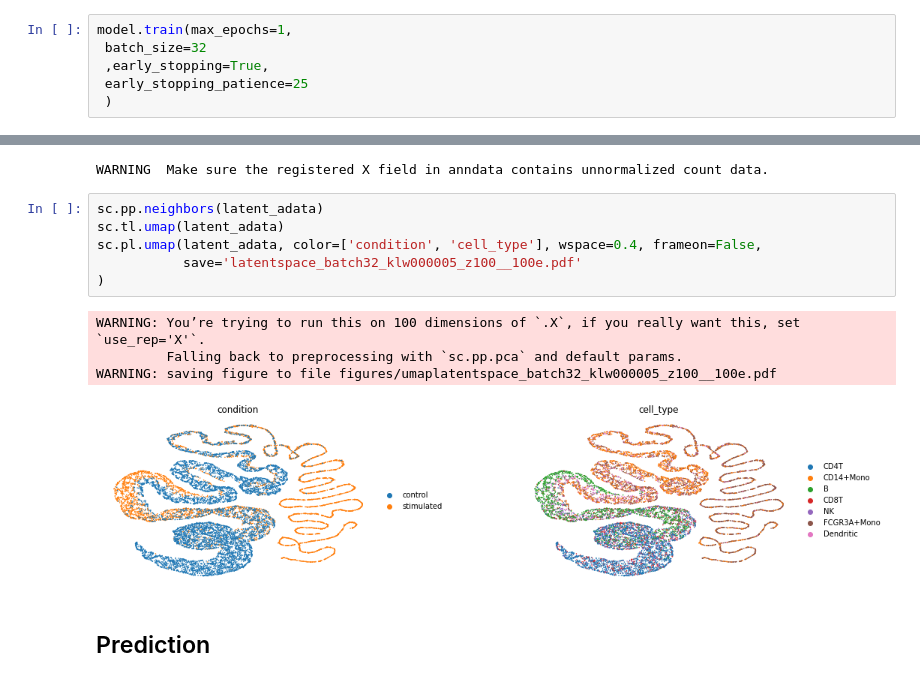
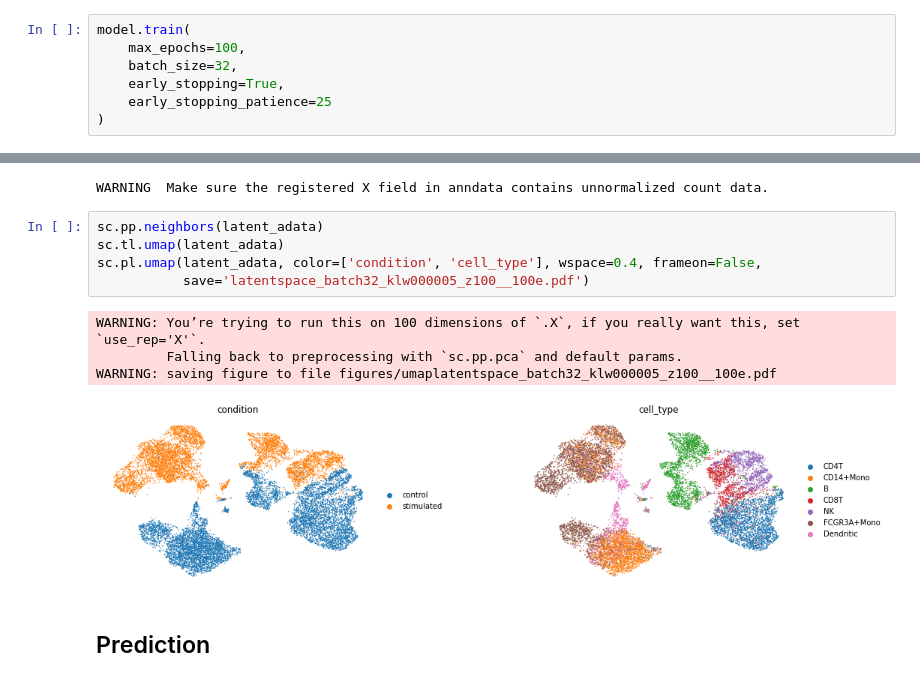
Before and after one commit to theislab/scgen, a Jupyter notebook: notebooks/scgen_perturbation_prediction.ipynb, the cells around one changed output, grey strips where cells are left out. Cells and saved outputs as stored; diff of their text form.

Commit message:
Updated notebooks with 100 epochs

```diff
--- a/notebooks/scgen_perturbation_prediction.ipynb
+++ b/notebooks/scgen_perturbation_prediction.ipynb
@@ -66,11 +66,12 @@ WARNING  Make sure the registered X field in anndata contains unnormalized count
 # %% [markdown]
 ## Training the Model
 # %%
-model.train(max_epochs=1,
- batch_size=32
- ,early_stopping=True,
- early_stopping_patience=25
- )
+model.train(
+    max_epochs=100,
+    batch_size=32,
+    early_stopping=True,
+    early_stopping_patience=25
+)
 # %% [output]
 GPU available: True, used: True
 TPU available: None, using: 0 TPU cores
@@ -85,14 +86,13 @@ WARNING  Make sure the registered X field in anndata contains unnormalized count
 # %%
 sc.pp.neighbors(latent_adata)
 sc.tl.umap(latent_adata)
 sc.pl.umap(latent_adata, color=['condition', 'cell_type'], wspace=0.4, frameon=False,
-           save='latentspace_batch32_klw000005_z100__100e.pdf'
-)
+           save='latentspace_batch32_klw000005_z100__100e.pdf')
 # %% [output]
 WARNING: You’re trying to run this on 100 dimensions of `.X`, if you really want this, set `use_rep='X'`.
          Falling back to preprocessing with `sc.pp.pca` and default params.
 WARNING: saving figure to file figures/umaplatentspace_batch32_klw000005_z100__100e.pdf
-[figure, old version]
+[figure, new version]
 # %% [markdown]
 ## Prediction
 # %% [markdown]
```
Also changed, not shown: parts of 4 cells of this notebook, 1 other file.
